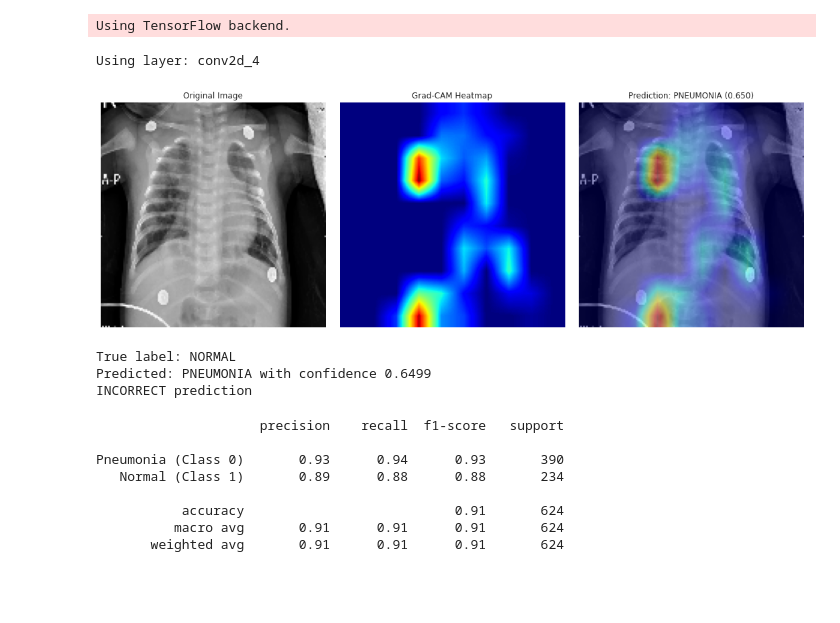
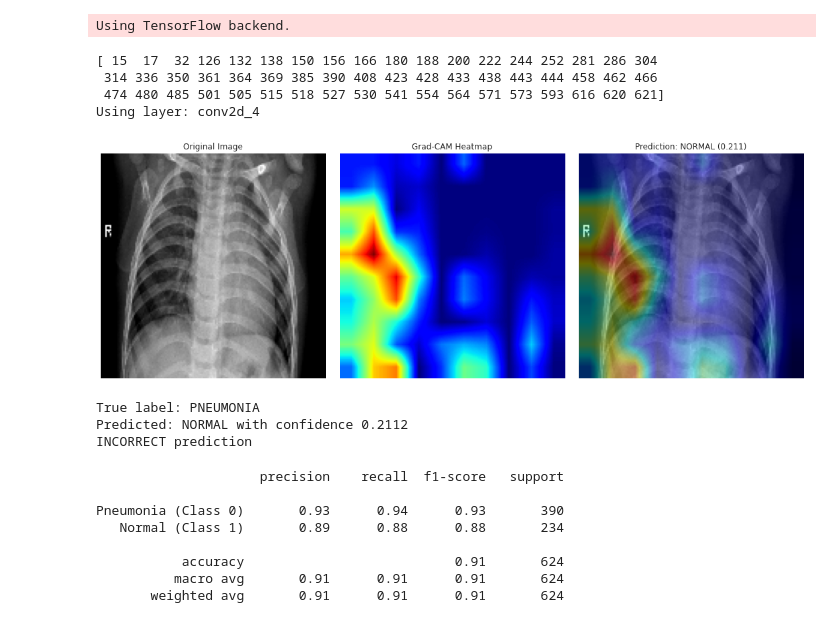
Before and after one commit to RensG2005/datascienceassign2, a Jupyter notebook: datascienceassignment2.ipynb, the cells around one changed output. Drawn from its saved outputs; the diff is of its cells as text; code cells hidden in the pictures; blank space fills up the shorter version.

```diff
--- a/datascienceassignment2.ipynb
+++ b/datascienceassignment2.ipynb
@@ -776,40 +776,43 @@ def test_on_single_image(model, image, true_class=None, class_names=None):
 
     Args:
         model: Trained model
         image: Single image (normalized)
         true_class: Optional true class index for comparison
         class_names: Optional list of class names
     """
     if class_names is None:
         class_names = ["NORMAL", "PNEUMONIA"]
 
     # Get Grad-CAM results
     original, heatmap, superimposed, pred_class, pred_prob = get_grad_cam(model, image)
 
     # Visualize
     visualize_grad_cam(original, heatmap, superimposed, pred_class, pred_prob, class_names)
 
     # Print prediction vs ground truth if available
     if true_class is not None:
         print(f"True label: {class_names[true_class]}")
         print(f"Predicted: {class_names[pred_class]} with confidence {pred_prob:.4f}")
         print(f"{'CORRECT' if true_class == pred_class else 'INCORRECT'} prediction")
 
 # Usage example
-idx = 15  # Choose an image from your test set
-test_image = x_test[idx]
-true_label = y_test[idx]
 # Test Grad-CAM
 
 try:
-    test_on_single_image(model, test_image, true_class=int(true_label))
+    for c in incorrect:
+        test_image = x_test[c]
+        true_label = y_test[c]
+        test_on_single_image(model, test_image, true_class=int(true_label))
 except Exception as e:
     print(f"error: {e}")
 # %% [output]
+[ 15  17  32 126 132 138 150 156 166 180 188 200 222 244 252 281 286 304
+ 314 336 350 361 364 369 385 390 408 423 428 433 438 443 444 458 462 466
+ 474 480 485 501 505 515 518 527 530 541 554 564 571 573 593 616 620 621]
 Using layer: conv2d_4
-[figure, old version]
+[figure, new version]
-True label: NORMAL
-Predicted: PNEUMONIA with confidence 0.6499
+True label: PNEUMONIA
+Predicted: NORMAL with confidence 0.2112
 INCORRECT prediction
 # %%
 # epochs = [i for i in range(12)]
```
